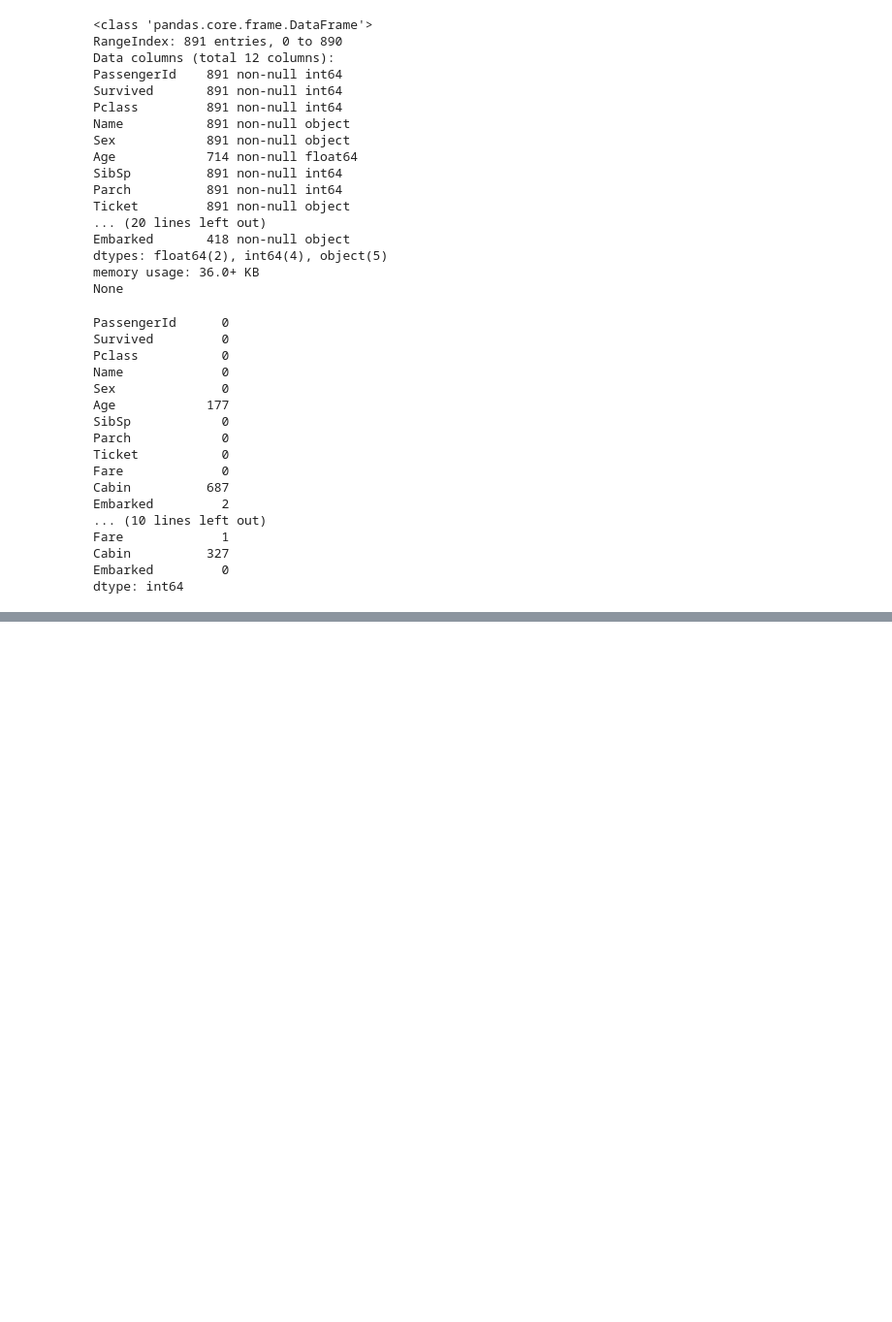
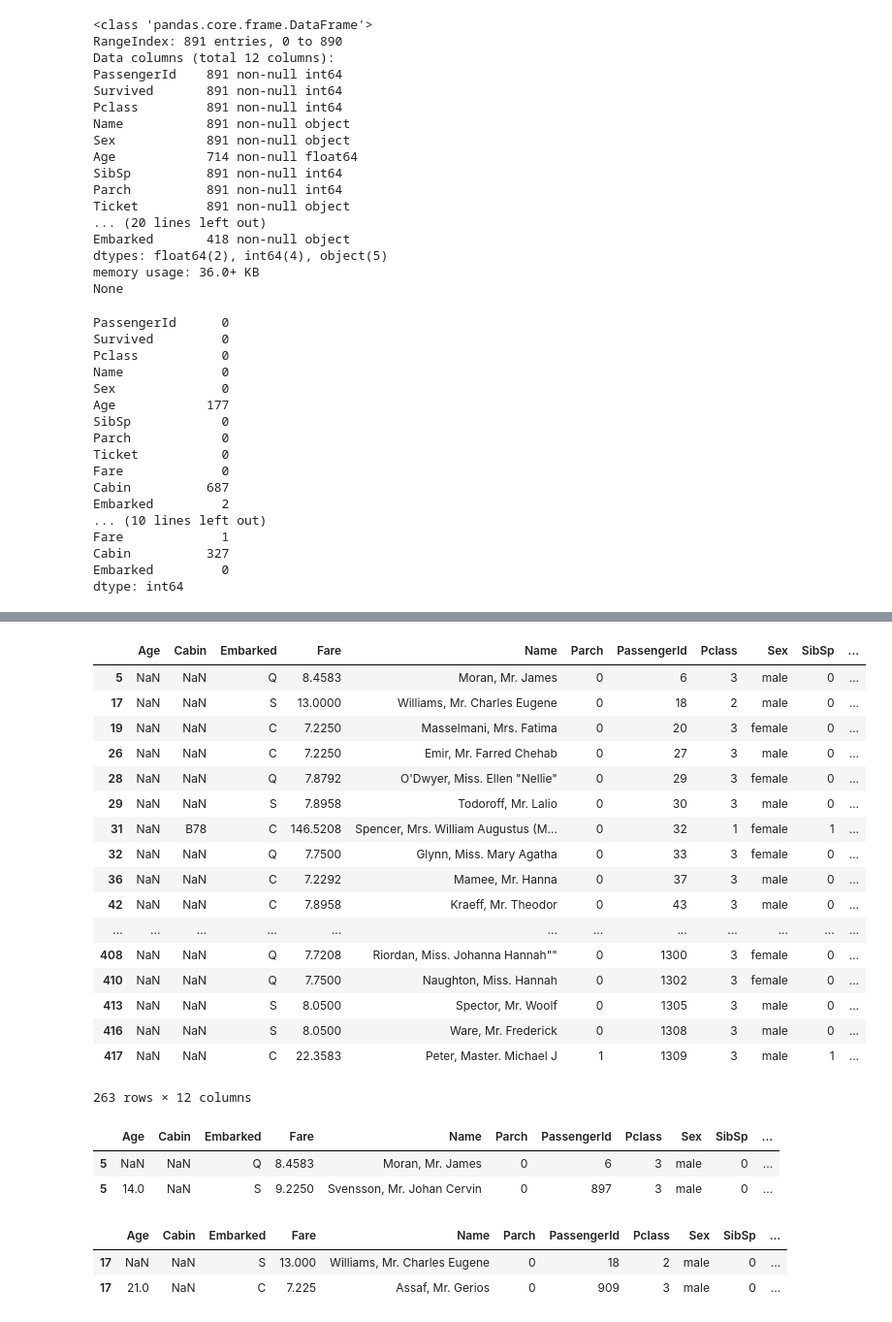
Before and after one commit to aki-06/XGBoost, a Jupyter notebook: XGBoost.ipynb, the cells around one changed output, grey strips where cells are left out. Shown at 97% size. Saved outputs shown, nothing was run; the diff lists cells and outputs as text; code cells hidden in the pictures; blank space fills up the shorter version.

```diff
--- a/XGBoost.ipynb
+++ b/XGBoost.ipynb
@@ -66,3 +66,6 @@ Fare             1
 Cabin          327
 Embarked         0
 dtype: int64
+# %%
+data = pd.concat([train_df, test_df])
+data.describe()
@@ -68,0 +110,35 @@ dtype: int64
+# %%
+null_age = data[~data['Age'].notnull()]
+# %%
+null_age
+# %% [output]
+|  | Age | Cabin | Embarked | Fare | Name | Parch | PassengerId | Pclass | Sex | SibSp | ... |
+| 5 | NaN | NaN | Q | 8.4583 | Moran, Mr. James | 0 | 6 | 3 | male | 0 | ... |
+| 17 | NaN | NaN | S | 13.0000 | Williams, Mr. Charles Eugene | 0 | 18 | 2 | male | 0 | ... |
+| 19 | NaN | NaN | C | 7.2250 | Masselmani, Mrs. Fatima | 0 | 20 | 3 | female | 0 | ... |
+| 26 | NaN | NaN | C | 7.2250 | Emir, Mr. Farred Chehab | 0 | 27 | 3 | male | 0 | ... |
+| 28 | NaN | NaN | Q | 7.8792 | O'Dwyer, Miss. Ellen "Nellie" | 0 | 29 | 3 | female | 0 | ... |
+| 29 | NaN | NaN | S | 7.8958 | Todoroff, Mr. Lalio | 0 | 30 | 3 | male | 0 | ... |
+| 31 | NaN | B78 | C | 146.5208 | Spencer, Mrs. William Augustus (M... | 0 | 32 | 1 | female | 1 | ... |
+| 32 | NaN | NaN | Q | 7.7500 | Glynn, Miss. Mary Agatha | 0 | 33 | 3 | female | 0 | ... |
+| 36 | NaN | NaN | C | 7.2292 | Mamee, Mr. Hanna | 0 | 37 | 3 | male | 0 | ... |
+| 42 | NaN | NaN | C | 7.8958 | Kraeff, Mr. Theodor | 0 | 43 | 3 | male | 0 | ... |
+| ... | ... | ... | ... | ... | ... | ... | ... | ... | ... | ... | ... |
+| 408 | NaN | NaN | Q | 7.7208 | Riordan, Miss. Johanna Hannah"" | 0 | 1300 | 3 | female | 0 | ... |
+| 410 | NaN | NaN | Q | 7.7500 | Naughton, Miss. Hannah | 0 | 1302 | 3 | female | 0 | ... |
+| 413 | NaN | NaN | S | 8.0500 | Spector, Mr. Woolf | 0 | 1305 | 3 | male | 0 | ... |
+| 416 | NaN | NaN | S | 8.0500 | Ware, Mr. Frederick | 0 | 1308 | 3 | male | 0 | ... |
+| 417 | NaN | NaN | C | 22.3583 | Peter, Master. Michael J | 1 | 1309 | 3 | male | 1 | ... |
+263 rows × 12 columns
+# %%
+data.loc[5]
+# %% [output]
+|  | Age | Cabin | Embarked | Fare | Name | Parch | PassengerId | Pclass | Sex | SibSp | ... |
+| 5 | NaN | NaN | Q | 8.4583 | Moran, Mr. James | 0 | 6 | 3 | male | 0 | ... |
+| 5 | 14.0 | NaN | S | 9.2250 | Svensson, Mr. Johan Cervin | 0 | 897 | 3 | male | 0 | ... |
+# %%
+data.loc[17]
+# %% [output]
+|  | Age | Cabin | Embarked | Fare | Name | Parch | PassengerId | Pclass | Sex | SibSp | ... |
+| 17 | NaN | NaN | S | 13.000 | Williams, Mr. Charles Eugene | 0 | 18 | 2 | male | 0 | ... |
+| 17 | 21.0 | NaN | C | 7.225 | Assaf, Mr. Gerios | 0 | 909 | 3 | male | 0 | ... |
```
Also changed, not shown: parts of 11 cells of this notebook.
